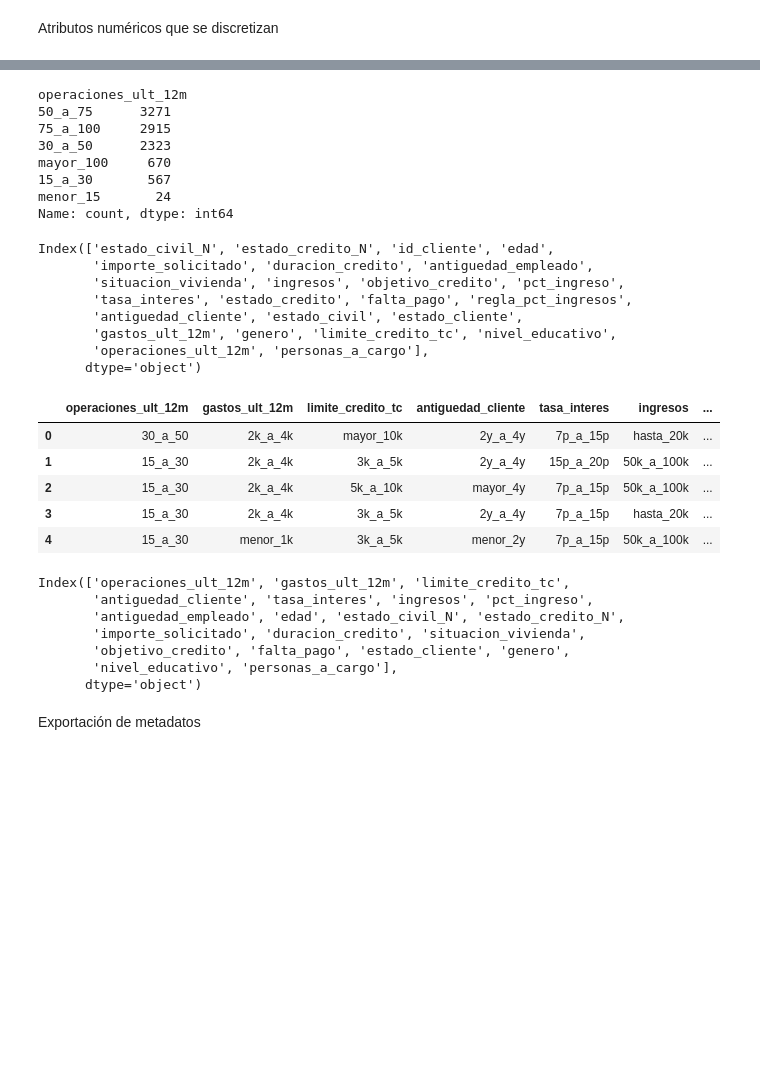
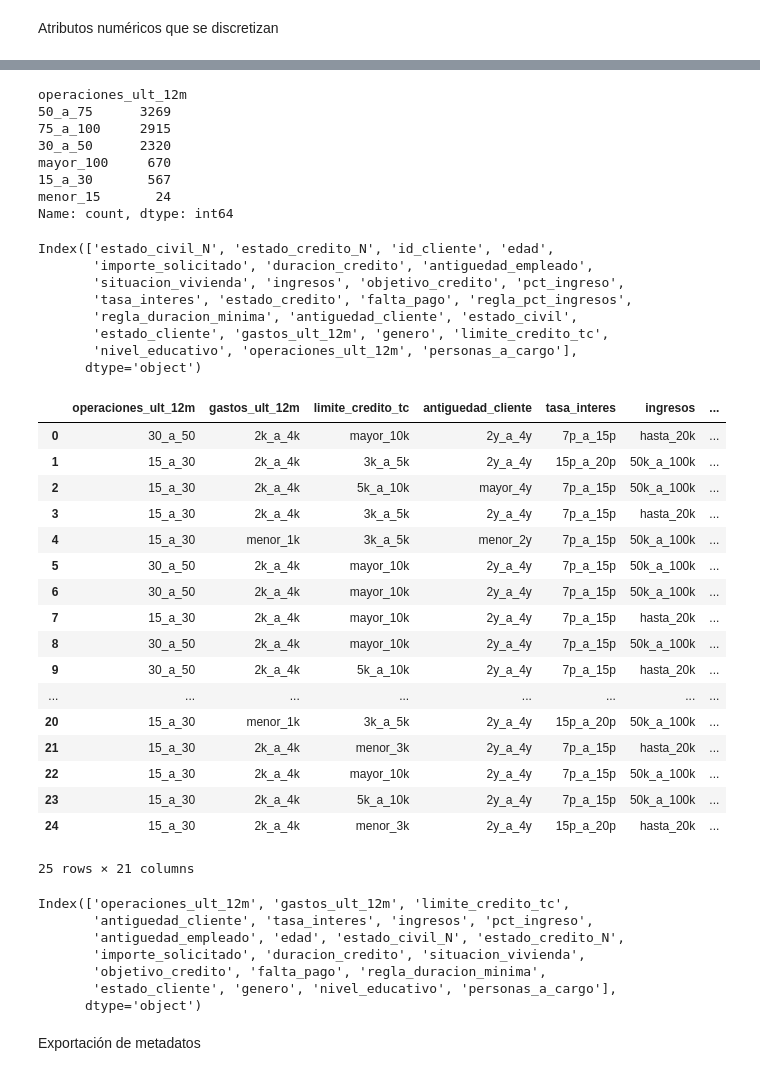
Before and after one commit to SammyDB/13MBID-ABR24-25-SMDLCB, a Jupyter notebook: notebooks/03_Preparación-Datos/PD01-Transformaciones.ipynb, the cells around one changed output, grey strips where cells are left out. Cells and saved outputs as stored; diff of their text form; code cells hidden in the pictures; blank space fills up the shorter version.

```diff
--- a/notebooks/03_Preparación-Datos/PD01-Transformaciones.ipynb
+++ b/notebooks/03_Preparación-Datos/PD01-Transformaciones.ipynb
@@ -96,3 +96,29 @@ df_creditos.head(5)
 | 2 | 818770008.0 | 25 | 5500 | 3 | 1.0 | HIPOTECA | ... |
 | 3 | 713982108.0 | 23 | 35000 | 2 | 4.0 | ALQUILER | ... |
 | 4 | 710821833.0 | 24 | 35000 | 4 | 8.0 | ALQUILER | ... |
+# %%
+# Definir la función para la Regla 2
+def regla_duracion_minima_credito(row, duracion_minima):
+    duracion_credito = row.duracion_credito
+    pct_ingreso = row.pct_ingreso
+    situacion_vivienda = row.situacion_vivienda  # Verificar si la situación de vivienda es 'propia'
+
+    if duracion_credito == duracion_minima:
+        if pct_ingreso > 0.6 and situacion_vivienda != 'PROPIA':
+            # Es un error, no cumple la regla definida
+            return 'err'
+        else:
+            return 'ok'
+    else:
+        return 'ok'
+
+# Aplicar la función para todos los elementos del dataset
+duracion_minima_permitida = 2  # Supón que la duración mínima permitida es 2
+regla_duracion_minima = df_creditos.apply(lambda row: regla_duracion_minima_credito(row, duracion_minima_permitida), axis=1).rename("regla_duracion_minima")
+
+# Unir los resultados al dataset inicial
+df_creditos = pd.concat([df_creditos, regla_duracion_minima], axis=1)
+
+# Visualizar los datos que no cumplen con la Regla 2
+print("Se visualizan las tuplas que no cumplen con la Regla 2:")
+display(df_creditos[df_creditos.regla_duracion_minima == 'err'])
@@ -113,0 +151,15 @@ Filas después del filtro: 9770
+# %%
+# Imprimir las filas antes del filtro
+print(f"Filas antes del filtro: {df_creditos.shape[0]}")
+
+# Aplicar los filtros secuencialmente
+temp = df_creditos[
+    (df_creditos['edad'] < 90) &
+    (df_creditos['antiguedad_empleado'] < 100) &
+    (df_creditos['situacion_vivienda'] != 'Propia') &
+    (df_creditos['regla_pct_ingresos'] == 'ok') &
+    (df_creditos['regla_duracion_minima'] == 'ok')
+]
+
+# Imprimir las filas después de aplicar todos los filtros
+print(f"Filas después del filtro: {temp.shape[0]}")
@@ -114,7 +169,7 @@ Filas después del filtro: 9770
 # %% [markdown]
 Integración de datos
 # %%
-df_integrado = pd.merge(temp_c, df_tarjetas, on='id_cliente', how='inner')
+df_integrado = pd.merge(temp, df_tarjetas, on='id_cliente', how='inner')
 coincidencias = df_integrado.shape[0]
 
 print(f"Filas del dataset integrado con los filtros realizados: {coincidencias}")
@@ -266,9 +321,9 @@ operaciones_ult_12m_N = pd.cut(df_integrado['operaciones_ult_12m'],
 operaciones_ult_12m_N.value_counts()
 # %% [output]
 operaciones_ult_12m
-50_a_75      3271
+50_a_75      3269
 75_a_100     2915
-30_a_50      2323
+30_a_50      2320
 mayor_100     670
 15_a_30       567
 menor_15       24
@@ -280,9 +335,9 @@ Index(['estado_civil_N', 'estado_credito_N', 'id_cliente', 'edad',
        'importe_solicitado', 'duracion_credito', 'antiguedad_empleado',
        'situacion_vivienda', 'ingresos', 'objetivo_credito', 'pct_ingreso',
        'tasa_interes', 'estado_credito', 'falta_pago', 'regla_pct_ingresos',
-       'antiguedad_cliente', 'estado_civil', 'estado_cliente',
-       'gastos_ult_12m', 'genero', 'limite_credito_tc', 'nivel_educativo',
-       'operaciones_ult_12m', 'personas_a_cargo'],
+       'regla_duracion_minima', 'antiguedad_cliente', 'estado_civil',
+       'estado_cliente', 'gastos_ult_12m', 'genero', 'limite_credito_tc',
+       'nivel_educativo', 'operaciones_ult_12m', 'personas_a_cargo'],
       dtype='object')
 # %%
 # Agregar en este listado otros atributos que pudieran discretizarse o transformarse
@@ -293,34 +348,46 @@ col_eliminar_final = [
               'antiguedad_empleado',
               'antiguedad_cliente',
               'ingresos',
               'pct_ingreso',
               'tasa_interes',
               'regla_pct_ingresos',
               'gastos_ult_12m',
               'limite_credito_tc',
               'operaciones_ult_12m',
               'id_cliente']
 
 df_final.drop(col_eliminar_final, inplace=True, axis=1)
 
 df_final = pd.concat([operaciones_ult_12m_N,
                       gastos_ult_12m_N,
                       limite_credito_tc_N,
                       antiguedad_cliente_N,
                       tasa_interes_N,
                       ingresos_N,
                       pct_ingreso_N,
                       antiguedad_empleados_N,
                       edad_N,
                       df_final], axis=1)
-df_final.head(5)
+df_final.head(25)
 # %% [output]
 |  | operaciones_ult_12m | gastos_ult_12m | limite_credito_tc | antiguedad_cliente | tasa_interes | ingresos | ... |
 | 0 | 30_a_50 | 2k_a_4k | mayor_10k | 2y_a_4y | 7p_a_15p | hasta_20k | ... |
 | 1 | 15_a_30 | 2k_a_4k | 3k_a_5k | 2y_a_4y | 15p_a_20p | 50k_a_100k | ... |
 | 2 | 15_a_30 | 2k_a_4k | 5k_a_10k | mayor_4y | 7p_a_15p | 50k_a_100k | ... |
 | 3 | 15_a_30 | 2k_a_4k | 3k_a_5k | 2y_a_4y | 7p_a_15p | hasta_20k | ... |
 | 4 | 15_a_30 | menor_1k | 3k_a_5k | menor_2y | 7p_a_15p | 50k_a_100k | ... |
+| 5 | 30_a_50 | 2k_a_4k | mayor_10k | 2y_a_4y | 7p_a_15p | 50k_a_100k | ... |
+| 6 | 30_a_50 | 2k_a_4k | mayor_10k | 2y_a_4y | 7p_a_15p | 50k_a_100k | ... |
+| 7 | 15_a_30 | 2k_a_4k | mayor_10k | 2y_a_4y | 7p_a_15p | hasta_20k | ... |
+| 8 | 30_a_50 | 2k_a_4k | mayor_10k | 2y_a_4y | 7p_a_15p | 50k_a_100k | ... |
+| 9 | 30_a_50 | 2k_a_4k | 5k_a_10k | 2y_a_4y | 7p_a_15p | hasta_20k | ... |
+| ... | ... | ... | ... | ... | ... | ... | ... |
+| 20 | 15_a_30 | menor_1k | 3k_a_5k | 2y_a_4y | 15p_a_20p | 50k_a_100k | ... |
+| 21 | 15_a_30 | 2k_a_4k | menor_3k | 2y_a_4y | 7p_a_15p | hasta_20k | ... |
+| 22 | 15_a_30 | 2k_a_4k | mayor_10k | 2y_a_4y | 7p_a_15p | 50k_a_100k | ... |
+| 23 | 15_a_30 | 2k_a_4k | 5k_a_10k | 2y_a_4y | 7p_a_15p | 50k_a_100k | ... |
+| 24 | 15_a_30 | 2k_a_4k | menor_3k | 2y_a_4y | 15p_a_20p | hasta_20k | ... |
+25 rows × 21 columns
 # %%
 df_final.columns
 # %% [output]
@@ -328,8 +395,8 @@ Index(['operaciones_ult_12m', 'gastos_ult_12m', 'limite_credito_tc',
        'antiguedad_cliente', 'tasa_interes', 'ingresos', 'pct_ingreso',
        'antiguedad_empleado', 'edad', 'estado_civil_N', 'estado_credito_N',
        'importe_solicitado', 'duracion_credito', 'situacion_vivienda',
-       'objetivo_credito', 'falta_pago', 'estado_cliente', 'genero',
-       'nivel_educativo', 'personas_a_cargo'],
+       'objetivo_credito', 'falta_pago', 'regla_duracion_minima',
+       'estado_cliente', 'genero', 'nivel_educativo', 'personas_a_cargo'],
       dtype='object')
 # %% [markdown]
 Exportación de metadatos
```
Also changed, not shown: parts of 10 cells of this notebook, 1 other file.
